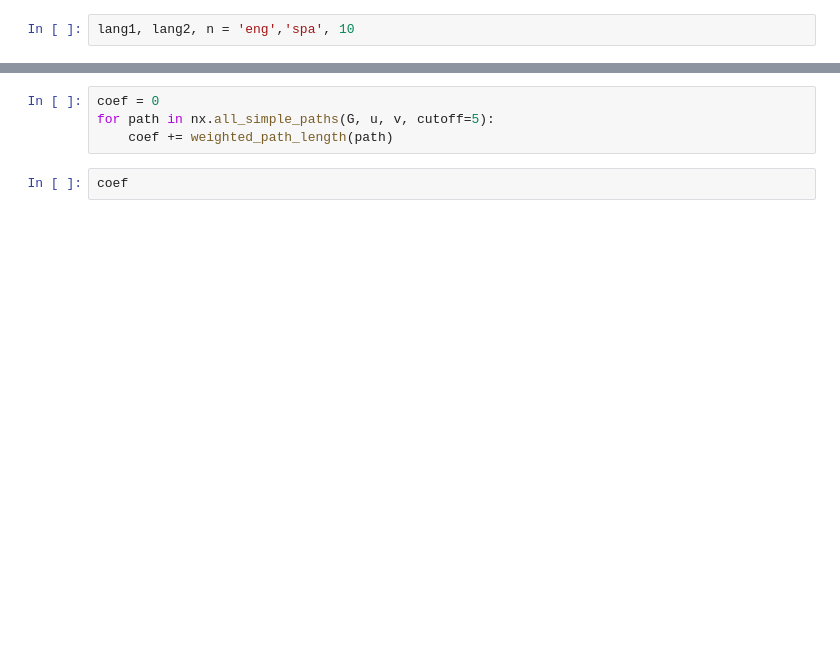
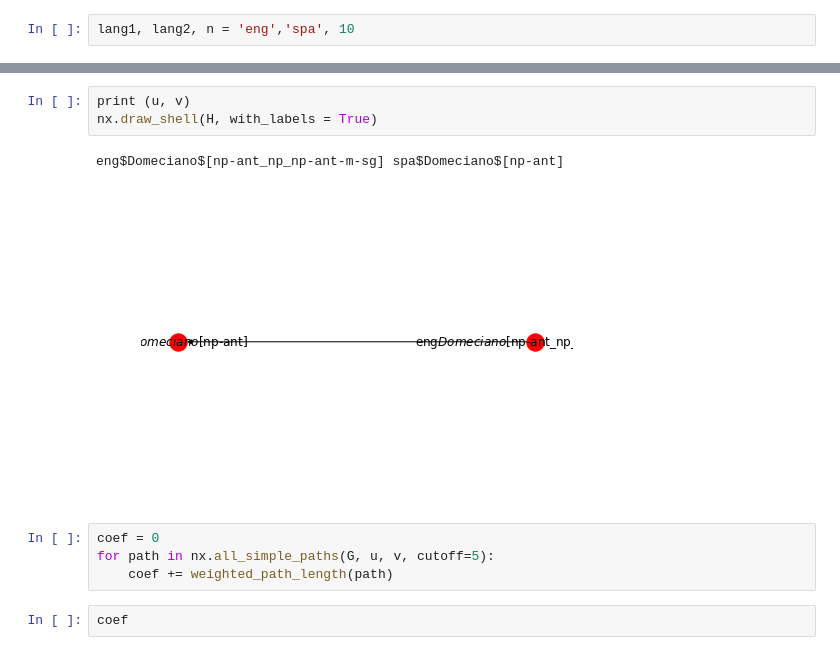
Before and after one commit to dkbrz/GSoC_2018, a Jupyter notebook: Search_2.ipynb, the cells around one changed output, grey strips where cells are left out. Saved outputs shown, nothing was run; the diff lists cells and outputs as text; blank space fills up the shorter version.

```diff
--- a/Search_2.ipynb
+++ b/Search_2.ipynb
@@ -91,3 +93,9 @@ u,v
+# %%
+print (u, v)
+nx.draw_shell(H, with_labels = True)
+# %% [output]
+eng$Domeciano$[np-ant_np_np-ant-m-sg] spa$Domeciano$[np-ant]
+[figure, added]
 # %%
 coef = 0
 for path in nx.all_simple_paths(G, u, v, cutoff=5):
```
Also changed, not shown: parts of 23 cells of this notebook, 8 other files.
